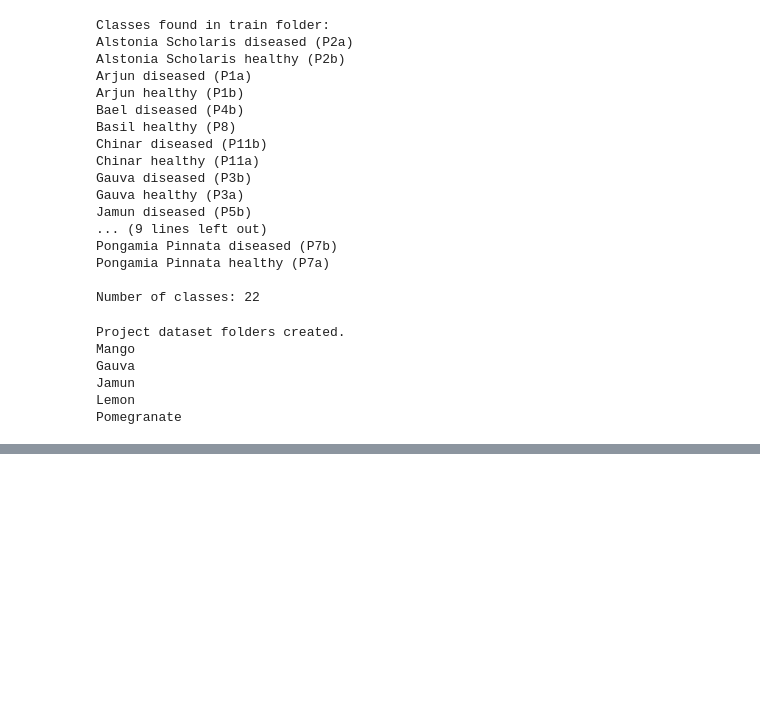
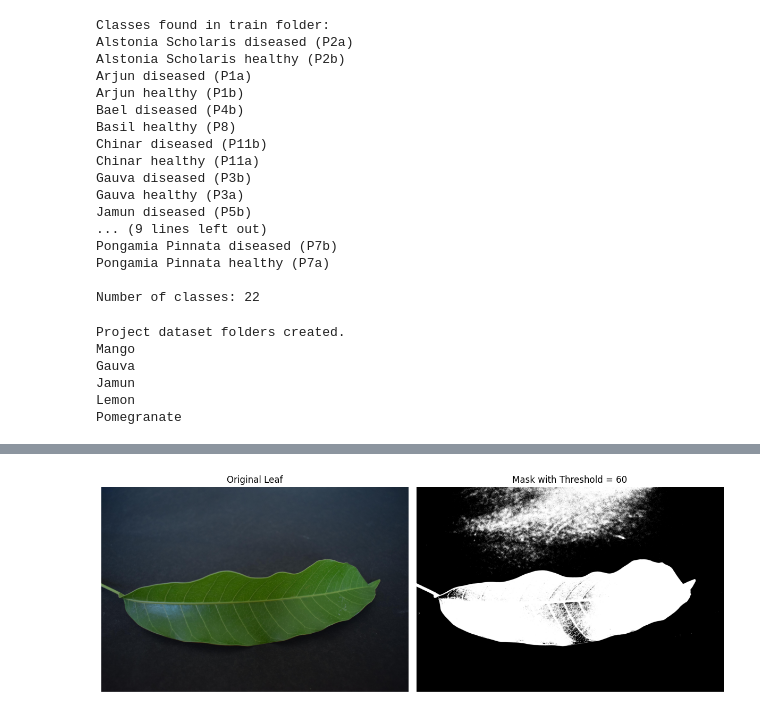
Before and after one commit to Sourabh-IISER/LEAF_CLASSIFICATION, a Jupyter notebook: notebooks/leaf_classification.ipynb, the cells around one changed output, grey strips where cells are left out. Cells and saved outputs as stored; diff of their text form; code cells hidden in the pictures; blank space fills up the shorter version.

```diff
--- a/notebooks/leaf_classification.ipynb
+++ b/notebooks/leaf_classification.ipynb
@@ -414,0 +515,28 @@ plt.show()
+# %%
+# Try a higher threshold to separate the leaf from the dark background
+
+threshold_value = 60
+
+_, mask_20 = cv2.threshold(
+    gray,
+    threshold_value,
+    255,
+    cv2.THRESH_BINARY
+)
+
+plt.figure(figsize=(12, 5))
+
+plt.subplot(1, 2, 1)
+plt.imshow(image_rgb)
+plt.title("Original Leaf")
+plt.axis("off")
+
+plt.subplot(1, 2, 2)
+plt.imshow(mask_20, cmap="gray")
+plt.title("Mask with Threshold = 60")
+plt.axis("off")
+
+plt.tight_layout()
+plt.show()
+# %% [output]
+[figure, added]
```
Also changed, not shown: parts of 9 cells of this notebook.
